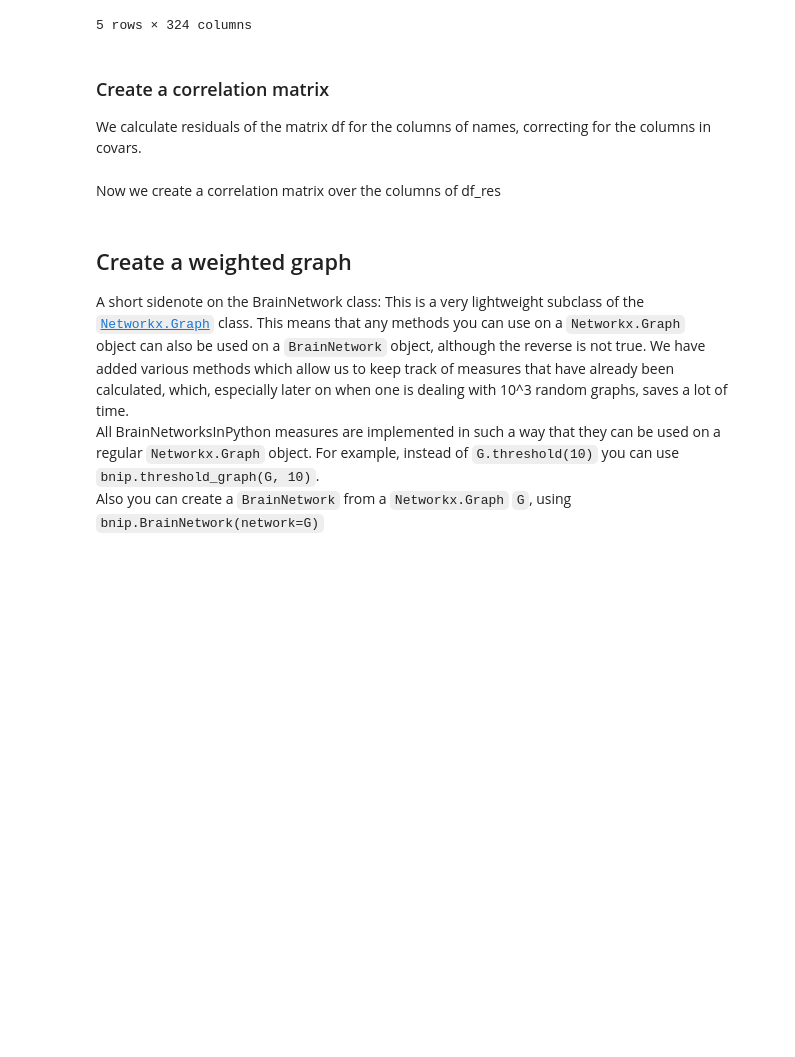
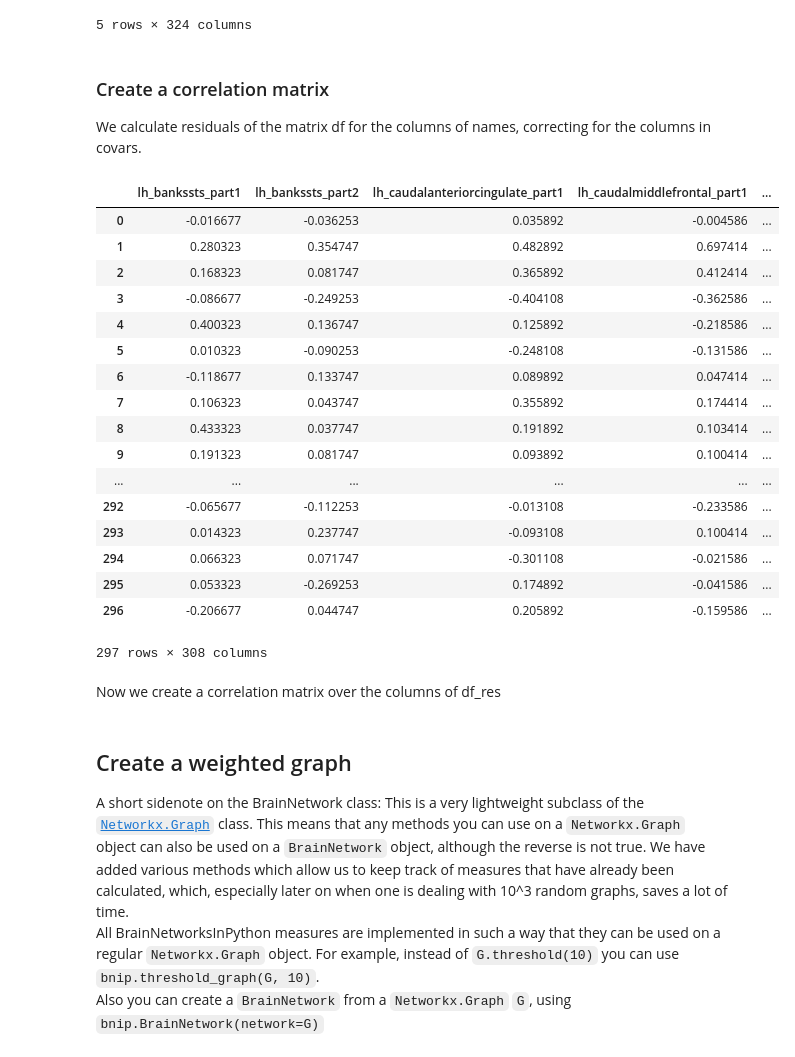
Before and after one commit to WhitakerLab/scona, a Jupyter notebook: tutorials/tutorial.ipynb, the cells around one changed output. Cells and saved outputs as stored; diff of their text form; code cells hidden in the pictures; blank space fills up the shorter version.

```diff
--- a/tutorials/tutorial.ipynb
+++ b/tutorials/tutorial.ipynb
@@ -38,6 +38,27 @@ df.head()
 We calculate residuals of the matrix df for the columns of names, correcting for the columns in covars.
 # %%
 df_res = bnip.create_residuals_df(df, names, covars)
+# %%
+df_res
+# %% [output]
+|  | lh_bankssts_part1 | lh_bankssts_part2 | lh_caudalanteriorcingulate_part1 | lh_caudalmiddlefrontal_part1 | ... |
+| 0 | -0.016677 | -0.036253 | 0.035892 | -0.004586 | ... |
+| 1 | 0.280323 | 0.354747 | 0.482892 | 0.697414 | ... |
+| 2 | 0.168323 | 0.081747 | 0.365892 | 0.412414 | ... |
+| 3 | -0.086677 | -0.249253 | -0.404108 | -0.362586 | ... |
+| 4 | 0.400323 | 0.136747 | 0.125892 | -0.218586 | ... |
+| 5 | 0.010323 | -0.090253 | -0.248108 | -0.131586 | ... |
+| 6 | -0.118677 | 0.133747 | 0.089892 | 0.047414 | ... |
+| 7 | 0.106323 | 0.043747 | 0.355892 | 0.174414 | ... |
+| 8 | 0.433323 | 0.037747 | 0.191892 | 0.103414 | ... |
+| 9 | 0.191323 | 0.081747 | 0.093892 | 0.100414 | ... |
+| ... | ... | ... | ... | ... | ... |
+| 292 | -0.065677 | -0.112253 | -0.013108 | -0.233586 | ... |
+| 293 | 0.014323 | 0.237747 | -0.093108 | 0.100414 | ... |
+| 294 | 0.066323 | 0.071747 | -0.301108 | -0.021586 | ... |
+| 295 | 0.053323 | -0.269253 | 0.174892 | -0.041586 | ... |
+| 296 | -0.206677 | 0.044747 | 0.205892 | -0.159586 | ... |
+297 rows × 308 columns
 # %% [markdown]
 Now we create a correlation matrix over the columns of df_res
 # %%
```
Also changed, not shown: parts of 3 cells of this notebook, 1 other file.
